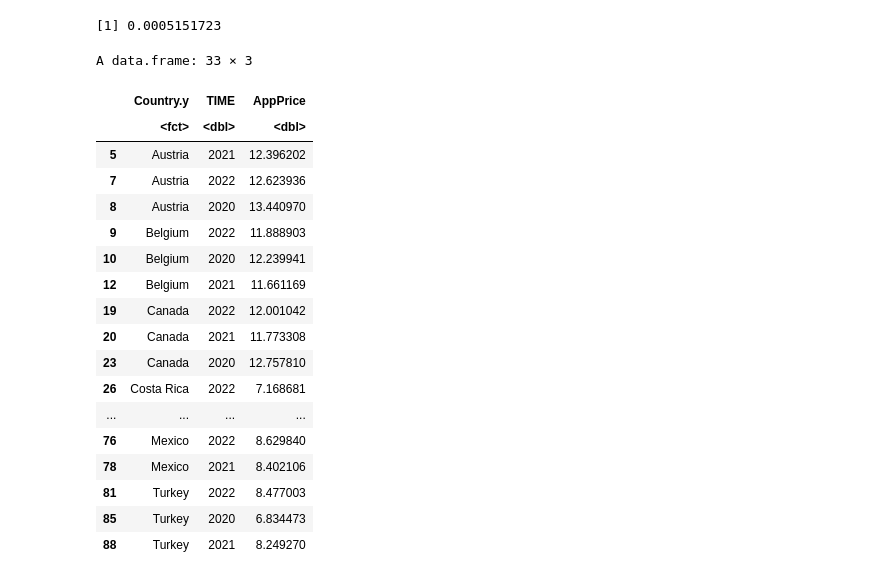
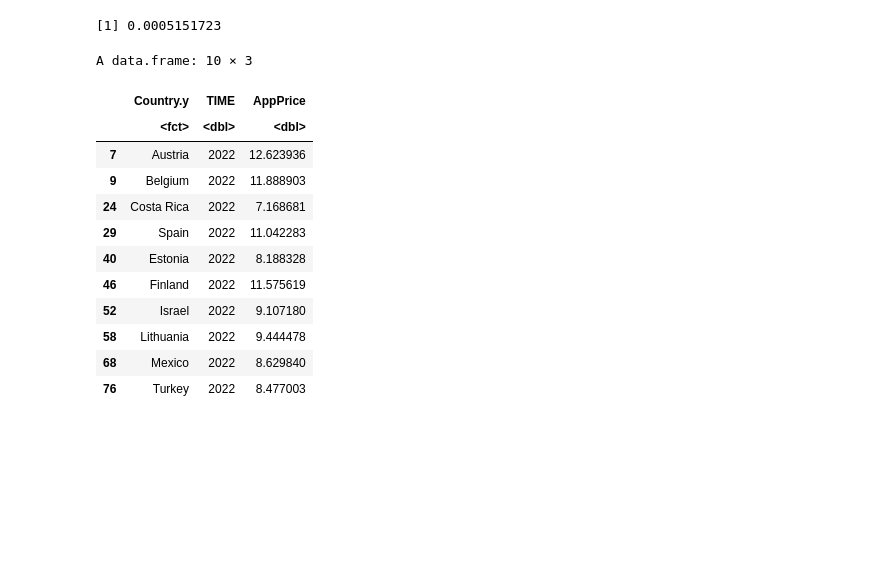
Before and after one commit to patdring/NewAppMarkets, a Jupyter notebook: CS_Fallstudie.ipynb, the cells around one changed output. Cells and saved outputs as stored; diff of their text form; code cells hidden in the pictures; blank space fills up the shorter version.

```diff
--- a/CS_Fallstudie.ipynb
+++ b/CS_Fallstudie.ipynb
@@ -337,11 +337,11 @@ result.dataframe <- result.dataframe[order(result.dataframe$CORR,decreasing=TRUE
 germany <- result.dataframe[result.dataframe$LOCATION == 'DEU', ]
 germany
 
-result.dataframe <- result.dataframe[result.dataframe$CORR <= 0.6 & result.dataframe$CORR >= -0.6 & result.dataframe$LOCATION != 'DEU', ]
+#result.dataframe <- result.dataframe[result.dataframe$CORR <= 0.6 & result.dataframe$CORR >= -0.3 & result.dataframe$LOCATION != 'DEU', ]
 result.dataframe
 
 ggplot(aes(x = CORR ), data = result.dataframe) +
-  geom_histogram(aes(fill = LOCATION ), binwidth=0.2, colour="grey20") +
+  geom_histogram(aes(fill = LOCATION ), binwidth=0.05, colour="grey20") +
   geom_vline(aes(xintercept=germany$CORR), color="black", linetype="dashed", size=1)
 # %% [output]
 A data.frame: 1 × 2
@@ -388,29 +393,23 @@ app.percentage.spending
 [1] 0.0005151723
 # %%
 df_final <- merge(result.dataframe, df_hs, by=c("LOCATION"))
-df_final <- df_final[df_final$CORR <= 0.6 & df_final$CORR >= -0.6 & df_final$LOCATION != 'DEU' & df_final$TIME==2020, ]
+df_final <- df_final[df_final$CORR <= 0.6 & df_final$CORR >= -0.3 & df_final$LOCATION != 'DEU' & df_final$TIME==2022, ]
 #df_final <- subset(df_hs, TIME == 2022)
 df_final$AppPrice <- with(df_final, df_final$PerPersonSpending*app.percentage.spending )
 
 df_final <- df_final[c("Country.y","TIME", "AppPrice")]
 df_final
 # %% [output]
-A data.frame: 33 × 3
+A data.frame: 10 × 3
 |  | Country.y | TIME | AppPrice |
 |  | <fct> | <dbl> | <dbl> |
-| 5 | Austria | 2021 | 12.396202 |
 | 7 | Austria | 2022 | 12.623936 |
-| 8 | Austria | 2020 | 13.440970 |
 | 9 | Belgium | 2022 | 11.888903 |
-| 10 | Belgium | 2020 | 12.239941 |
-| 12 | Belgium | 2021 | 11.661169 |
-| 19 | Canada | 2022 | 12.001042 |
-| 20 | Canada | 2021 | 11.773308 |
-| 23 | Canada | 2020 | 12.757810 |
-| 26 | Costa Rica | 2022 | 7.168681 |
-| ... | ... | ... | ... |
-| 76 | Mexico | 2022 | 8.629840 |
-| 78 | Mexico | 2021 | 8.402106 |
-| 81 | Turkey | 2022 | 8.477003 |
-| 85 | Turkey | 2020 | 6.834473 |
-| 88 | Turkey | 2021 | 8.249270 |
+| 24 | Costa Rica | 2022 | 7.168681 |
+| 29 | Spain | 2022 | 11.042283 |
+| 40 | Estonia | 2022 | 8.188328 |
+| 46 | Finland | 2022 | 11.575619 |
+| 52 | Israel | 2022 | 9.107180 |
+| 58 | Lithuania | 2022 | 9.444478 |
+| 68 | Mexico | 2022 | 8.629840 |
+| 76 | Turkey | 2022 | 8.477003 |
```
Also changed, not shown: parts of 5 cells of this notebook.
